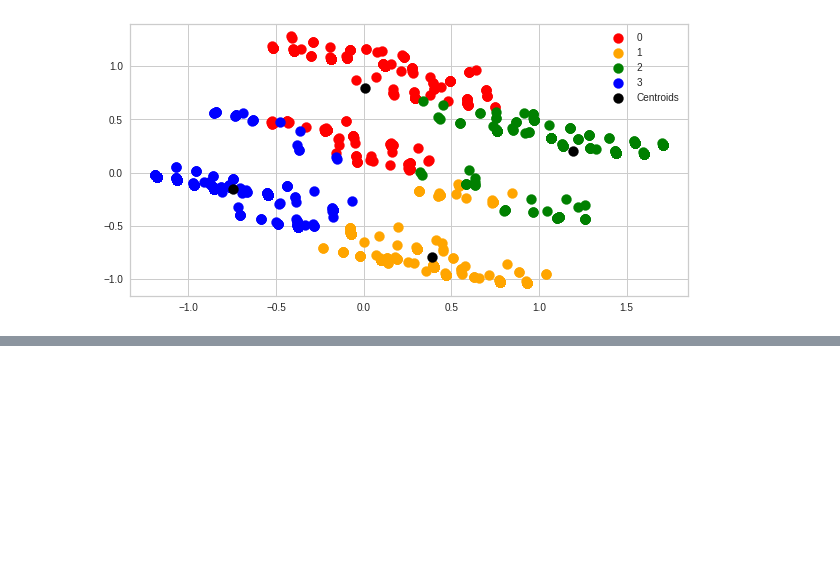
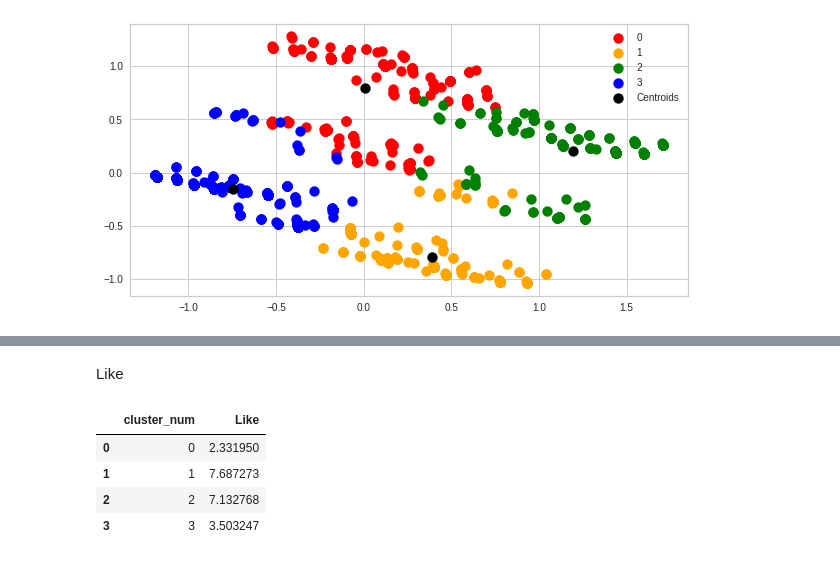
Before and after one commit to screenygeek/Market-Segmentation-Analysis-McDonalds-Case-Study, a Jupyter notebook: main.ipynb, the cells around one changed output, grey strips where cells are left out. Saved outputs shown, nothing was run; the diff lists cells and outputs as text; code cells hidden in the pictures; blank space fills up the shorter version.

```diff
--- a/main.ipynb
+++ b/main.ipynb
@@ -349,0 +389,13 @@ plt.legend()
+# %% [markdown]
+Like
+# %%
+data_mod['Like'] = LabelEncoder().fit_transform(data_mod['Like'])
+Like = data_mod.groupby('cluster_num')['Like'].mean()
+Like = Like.to_frame().reset_index()
+Like
+# %% [output]
+|  | cluster_num | Like |
+| 0 | 0 | 2.331950 |
+| 1 | 1 | 7.687273 |
+| 2 | 2 | 7.132768 |
+| 3 | 3 | 3.503247 |
```
Also changed, not shown: parts of 15 cells of this notebook.
